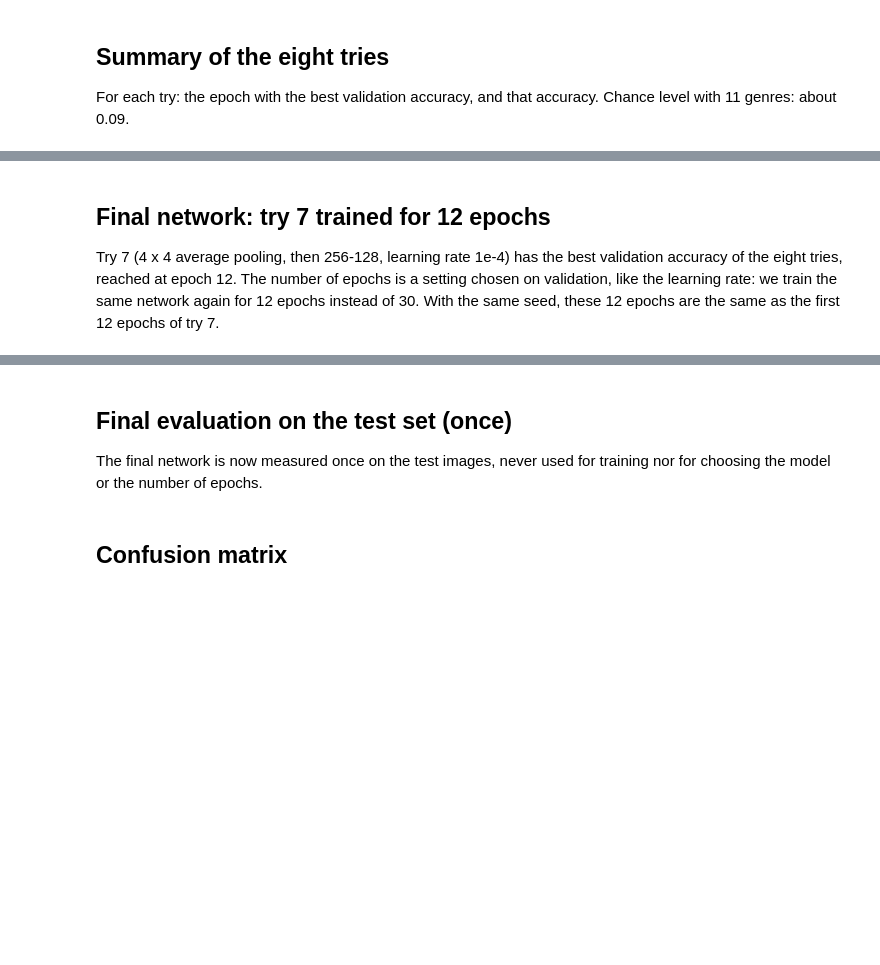
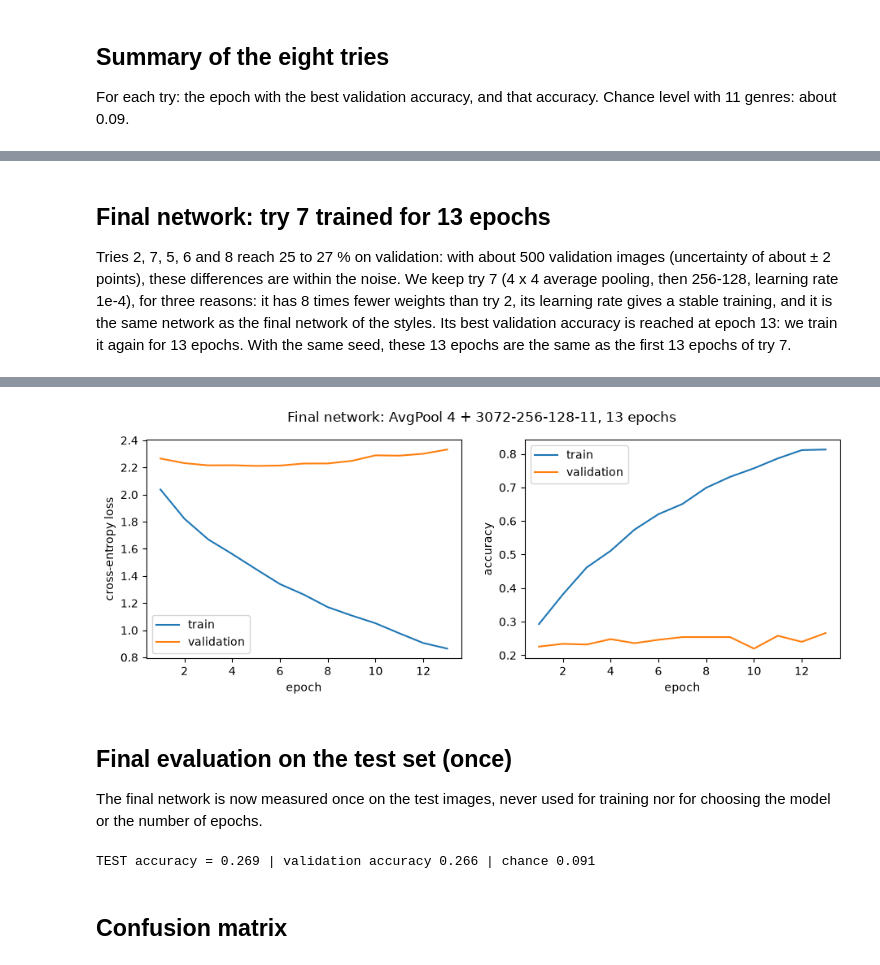
Before and after one commit to lcaquelin/Neural_Networks, a Jupyter notebook: notebooks/04_02_feed_forward_genre.ipynb, the cells around one changed output, grey strips where cells are left out. Cells and saved outputs as stored; diff of their text form; code cells hidden in the pictures; blank space fills up the shorter version.

Commit message:
Save the cost and results of the final feed-forward network on the styles

```diff
--- a/notebooks/04_02_feed_forward_genre.ipynb
+++ b/notebooks/04_02_feed_forward_genre.ipynb
@@ -42,7 +47,7 @@ def make_mlp(n_classes, image_shape=(3, 128, 128), hidden_sizes=(256, 128)):
     """Build a feed-forward network (MLP) for colour images, as in TP05 and TP06.
 
     Args:
-        n_classes: number of classes to predict (11 genres or 11 genres).
+        n_classes: number of classes to predict (27 styles or 11 genres).
         image_shape: shape of one input image, (channels, height, width).
         hidden_sizes: number of neurons of each hidden layer.
 
@@ -265,7 +410,7 @@ def make_pooled_mlp(n_classes, pool_size, hidden_sizes=(256, 128)):
     """Build an average pooling layer followed by the feed-forward network of make_mlp.
 
     Args:
-        n_classes: number of classes to predict (11 genres or 11 genres).
+        n_classes: number of classes to predict (27 genres or 11 genres).
         pool_size: each block of pool_size x pool_size pixels is replaced by its mean.
         hidden_sizes: number of neurons of each hidden layer of the dense network.
 
@@ -350,12 +547,15 @@ genre_summary.sort_values("best val accuracy", ascending=False)
 # %% [markdown]
-## Final network: try 7 trained for 12 epochs
+## Final network: try 7 trained for 13 epochs
 
-Try 7 (4 x 4 average pooling, then 256-128, learning rate 1e-4) has the best validation accuracy
-of the eight tries, reached at epoch 12. The number of epochs is a setting chosen on validation,
-like the learning rate: we train the same network again for 12 epochs instead of 30.
-With the same seed, these 12 epochs are the same as the first 12 epochs of try 7.
+Tries 2, 7, 5, 6 and 8 reach 25 to 27 % on validation: with about 500 validation images
+(uncertainty of about ± 2 points), these differences are within the noise.
+We keep try 7 (4 x 4 average pooling, then 256-128, learning rate 1e-4), for three reasons:
+it has 8 times fewer weights than try 2, its learning rate gives a stable training,
+and it is the same network as the final network of the styles.
+Its best validation accuracy is reached at epoch 13: we train it again for 13 epochs.
+With the same seed, these 13 epochs are the same as the first 13 epochs of try 7.
 # %%
-FINAL_EPOCHS = 12  # epoch of the best validation accuracy of try 7 (see the summary table)
+FINAL_EPOCHS = 13  # epoch of the best validation accuracy of try 7 on the genres (see the summary table)
 
 # Same settings as try 7, only the number of epochs changes
 final_model, final_history = train_genre_pooled_mlp(pool_size=4, n_epochs=FINAL_EPOCHS)
@@ -366,3 +566,4 @@ print(
     f"(try 7 at the same epoch: {genre_history_7['val_acc'][FINAL_EPOCHS - 1]:.3f})"
 )
 plot_history(final_history, f"Final network: AvgPool 4 + 3072-256-128-11, {FINAL_EPOCHS} epochs")
+# %% [output]
@@ -369,3 +585,4 @@ plot_history(final_history, f"Final network: AvgPool 4 + 3072-256-128-11, {FINAL
+[figure, added]
 # %% [markdown]
 ## Final evaluation on the test set (once)
 
@@ -393,6 +610,8 @@ with torch.no_grad():
 
 # True class of the same test images, in the same order
 y_true = genre["y"][torch.as_tensor(genre["test_idx"])].numpy()
+# %% [output]
+TEST accuracy = 0.269 | validation accuracy 0.266 | chance 0.091
 # %% [markdown]
 ## Confusion matrix
 # %%
```
Also changed, not shown: parts of 23 cells of this notebook, 3 other files.
